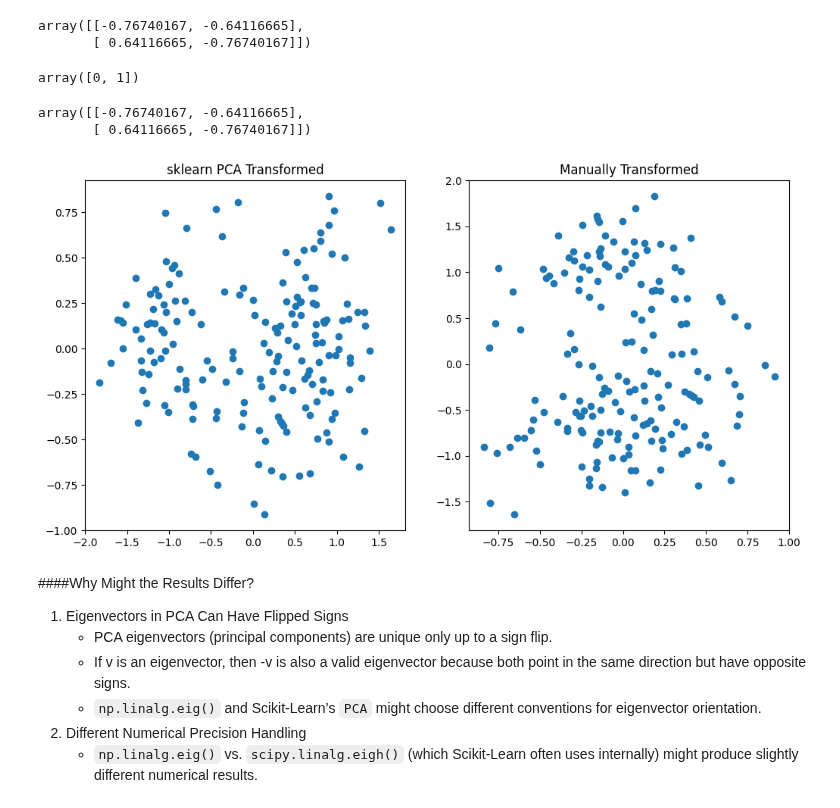
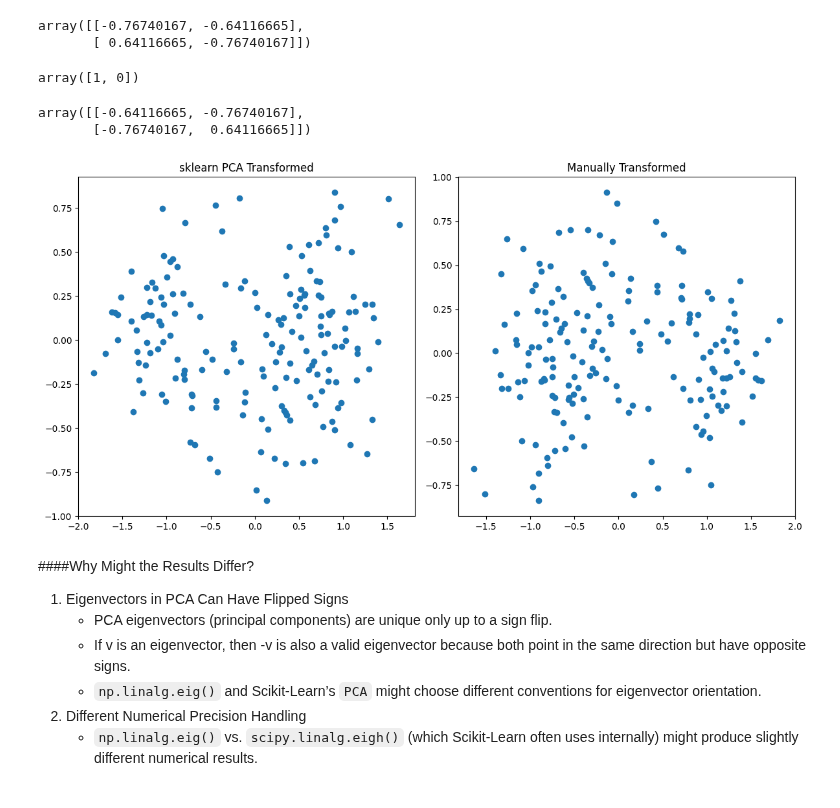
Before and after one commit to PaulToronto/DataCamp-Track---Machine-Learning-Scientist-in-Python, a Jupyter notebook: 3_3_Unsupervised_Learning_in_Python_Decorrelating_Your_Data_and_Dimension_Reduction.ipynb, the cells around one changed output. Saved outputs shown, nothing was run; the diff lists cells and outputs as text; code cells hidden in the pictures.

```diff
--- a/3_3_Unsupervised_Learning_in_Python_Decorrelating_Your_Data_and_Dimension_Reduction.ipynb
+++ b/3_3_Unsupervised_Learning_in_Python_Decorrelating_Your_Data_and_Dimension_Reduction.ipynb
@@ -164,16 +240,16 @@ eigen vectors:
 array([[-0.76740167, -0.64116665],
        [ 0.64116665, -0.76740167]])
 # %%
-sorted_indices = np.argsort(eigenvalues)
+sorted_indices = np.argsort(-eigenvalues)
 sorted_indices
 # %% [output]
-array([0, 1])
+array([1, 0])
 # %%
 eigenvectors = eigenvectors[:, sorted_indices]
 eigenvectors
 # %% [output]
-array([[-0.76740167, -0.64116665],
-       [ 0.64116665, -0.76740167]])
+array([[-0.64116665, -0.76740167],
+       [-0.76740167,  0.64116665]])
 # %%
 manual_tranformed = np.dot(centred_samples, eigenvectors)
 # %%
@@ -182,14 +258,15 @@ ys_m = manual_tranformed[:, 1]
 # %%
 fig, axes = plt.subplots(1, 2, figsize=(12, 6))
 
 axes[0].scatter(xs_t, ys_t)
 axes[1].scatter(xs_m, ys_m)
 
 axes[0].set_title('sklearn PCA Transformed')
 axes[1].set_title('Manually Transformed')
+plt.tight_layout()
 plt.show()
 # %% [output]
-[figure, old version]
+[figure, new version]
 # %% [markdown]
 ####Why Might the Results Differ?
 
```
Also changed, not shown: parts of 56 cells of this notebook.
